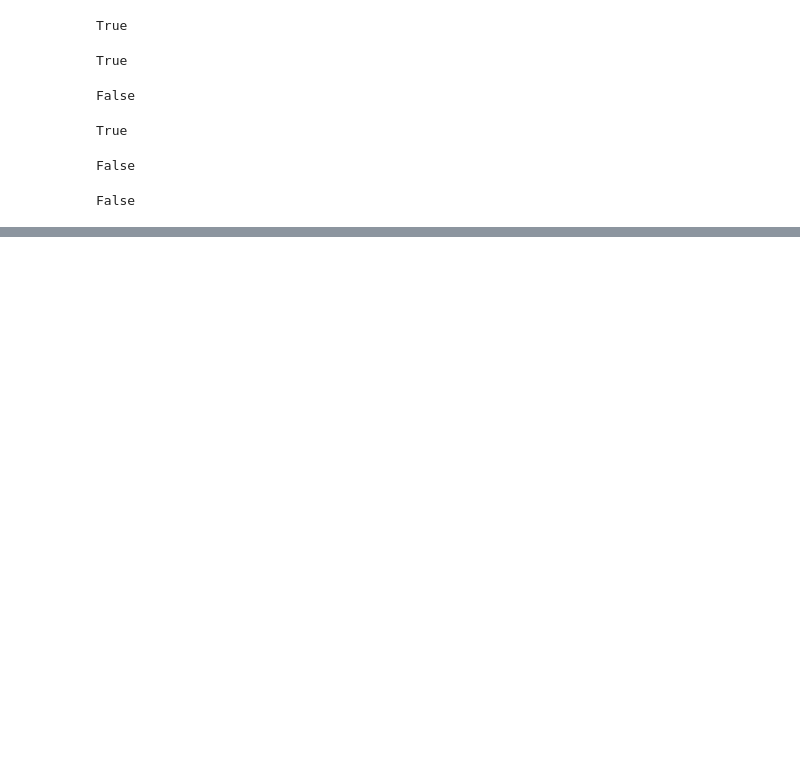
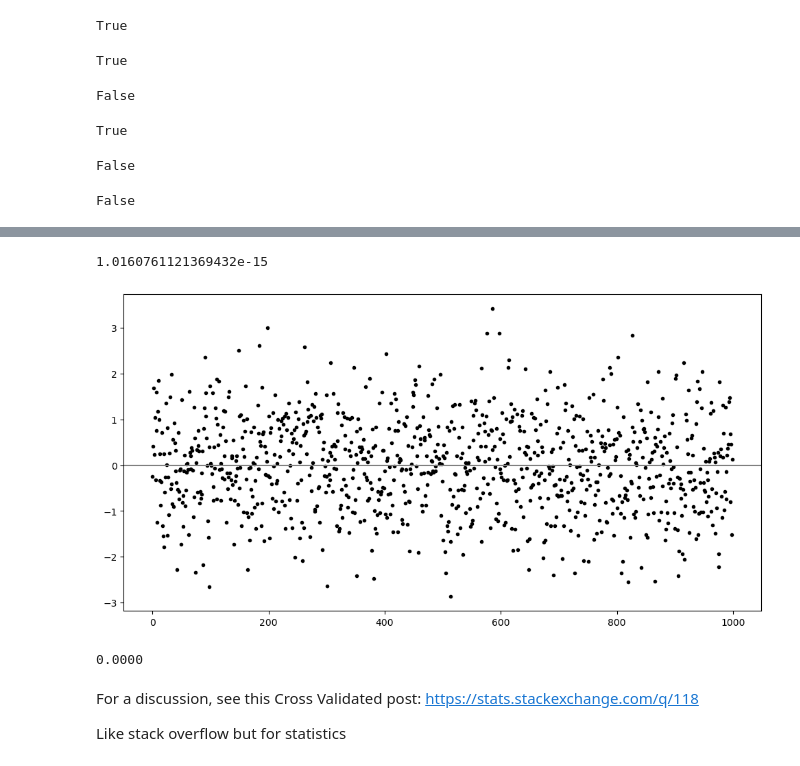
Before and after one commit to elainetynan/funddata-assessment, a Jupyter notebook: practicals/03-Bias.ipynb, the cells around one changed output, grey strips where cells are left out. Cells and saved outputs as stored; diff of their text form; code cells hidden in the pictures; blank space fills up the shorter version.

```diff
--- a/practicals/03-Bias.ipynb
+++ b/practicals/03-Bias.ipynb
@@ -58,0 +186,3 @@ False
+# %%
+x = np.random.normal(10.0, 1.0, 1000)
+x
@@ -58,0 +207,9 @@ False
+# %%
+# Calculate the mean.
+x_mean = x.mean()
+
+# Subtract the mean from each of the values.
+zeroed = x - x_mean
+
+# Have a look at the zeroed values.
+zeroed
@@ -58,0 +234,26 @@ False
+# %%
+# Subtracting the mean of the sample results will give you approximately 0
+zeroed.mean()
+# %% [output]
+1.0160761121369432e-15
+# %%
+# Plot. the data
+fig, ax = plt.subplots(figsize=(12, 6))
+
+# Plot the zeroed array, each value spaced out evenly along the x axis.
+# Note the x axis is just the position of the value in the zeroed array.
+ax.plot(range(len(zeroed)), zeroed, 'k.')
+
+# Plot the y=0 line.
+ax.axhline(y=0.0, color='grey', linestyle='-');
+# %% [output]
+[figure, added]
+# %%
+# Sum the array. By defition the sum is zero
+print(f'{zeroed.sum():0.4f}')
+# %% [output]
+0.0000
+# %% [markdown]
+For a discussion, see this Cross Validated post: https://stats.stackexchange.com/q/118
+
+Like stack overflow but for statistics
```
Also changed, not shown: parts of 22 cells of this notebook.
